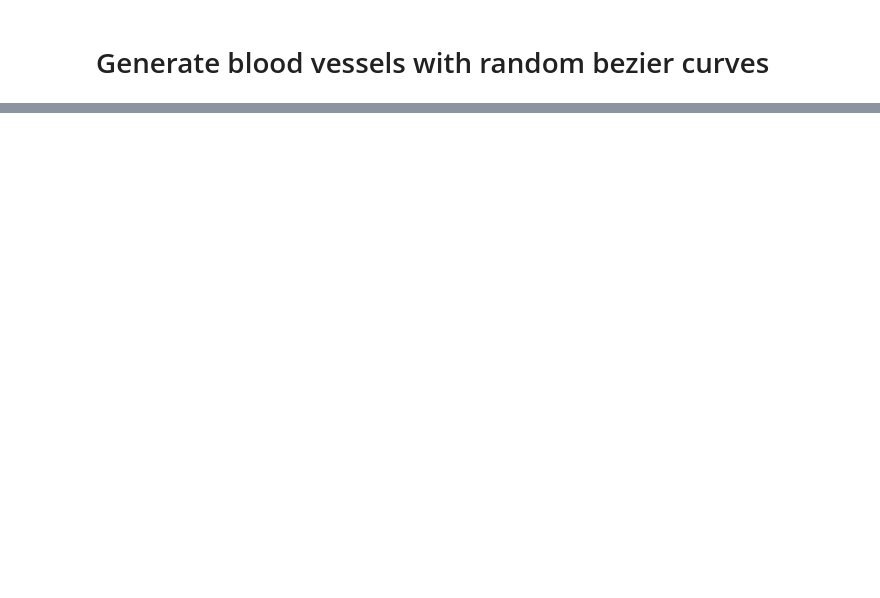
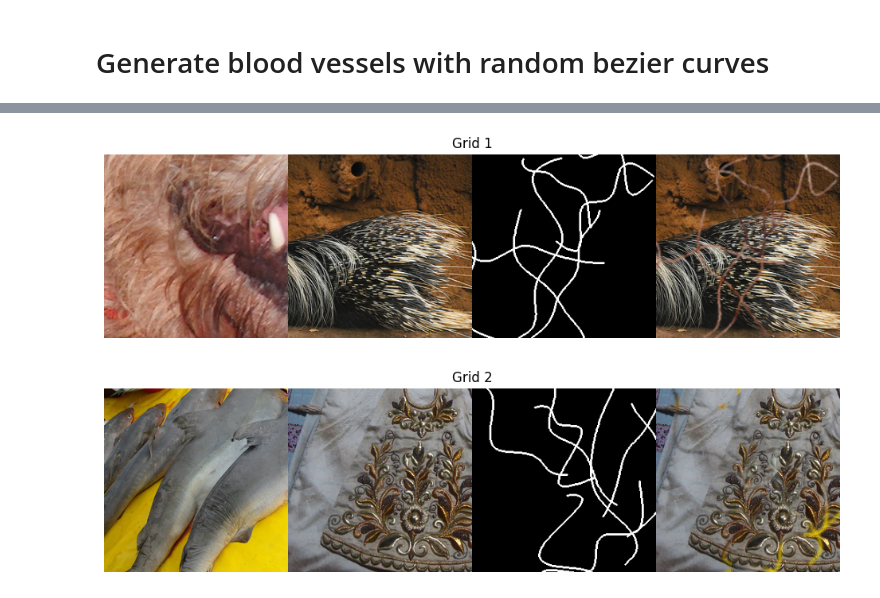
Before and after one commit to galvaowesley/vess-shape-dataset, a Jupyter notebook: experiments.ipynb, the cells around one changed output, grey strips where cells are left out. Cells and saved outputs as stored; diff of their text form; code cells hidden in the pictures; blank space fills up the shorter version.

Commit message:
feat: vessel shape with textures

```diff
--- a/experiments.ipynb
+++ b/experiments.ipynb
@@ -32,0 +33,36 @@ plt.show()
+# %%
+# Teste de geração do VesselShape em memória
+from vessel_shape import VesselShape
+
+# Defina o diretório de texturas conforme necessário
+texture_dir = 'imagenet_val_sample'  # Substitua pelo caminho correto
+
+n_control_points = np.random.randint(*n_control_points_range)
+max_vd = np.random.uniform(*max_vd_range)
+radius = np.random.randint(*radius_range)
+num_curves = np.random.randint(*num_curves_range)
+
+vs = VesselShape(
+    image_size=size,
+    n_control_points=n_control_points,
+    max_vd=max_vd,
+    radius=radius,
+    num_curves=num_curves,
+    texture_dir=texture_dir,
+    annotation_csv="imagenet_val_sample/ILSVRC2012_img_val_annotation.csv"
+)
+
+# Gerar uma amostra em memória
+results = vs.generate(grid_dir=True, n_samples=2)
+
+# Exibe os grids gerados dinamicamente
+for i, result in enumerate(results):
+    grid = result['grid']
+    plt.figure(figsize=(12,3))
+    plt.imshow(grid)
+    plt.axis('off')
+    plt.title(f"Grid {i+1}")
+    plt.show()
+# %% [output]
+[figure, added]
+[figure, added]
```
Also changed, not shown: parts of 1 cell of this notebook, 1 other file.
